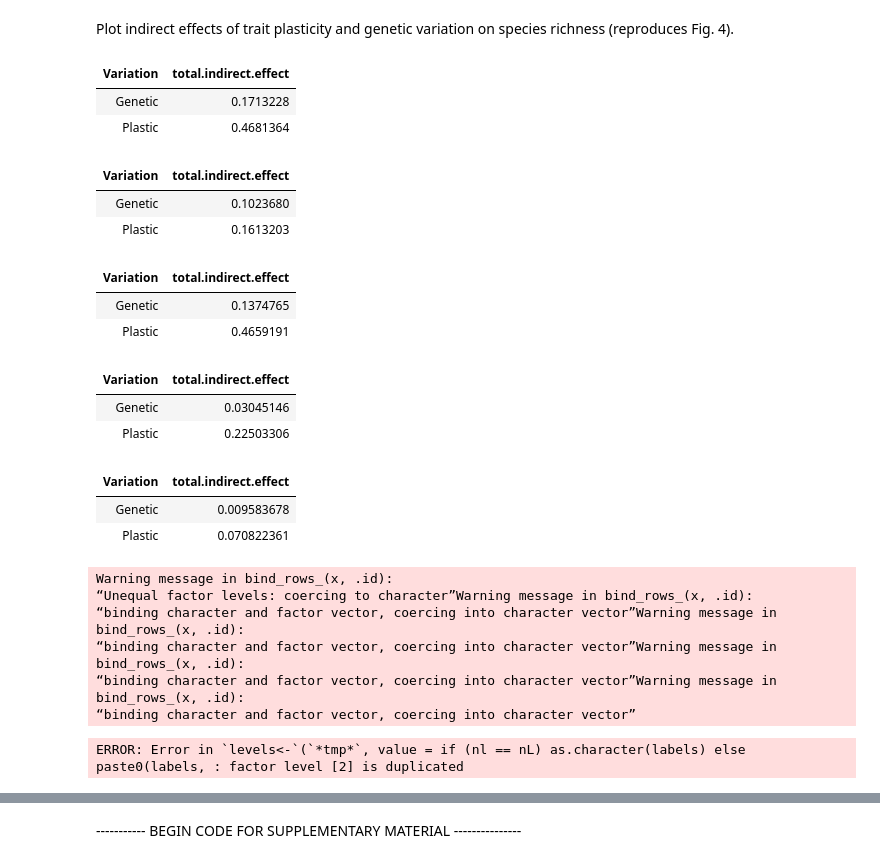
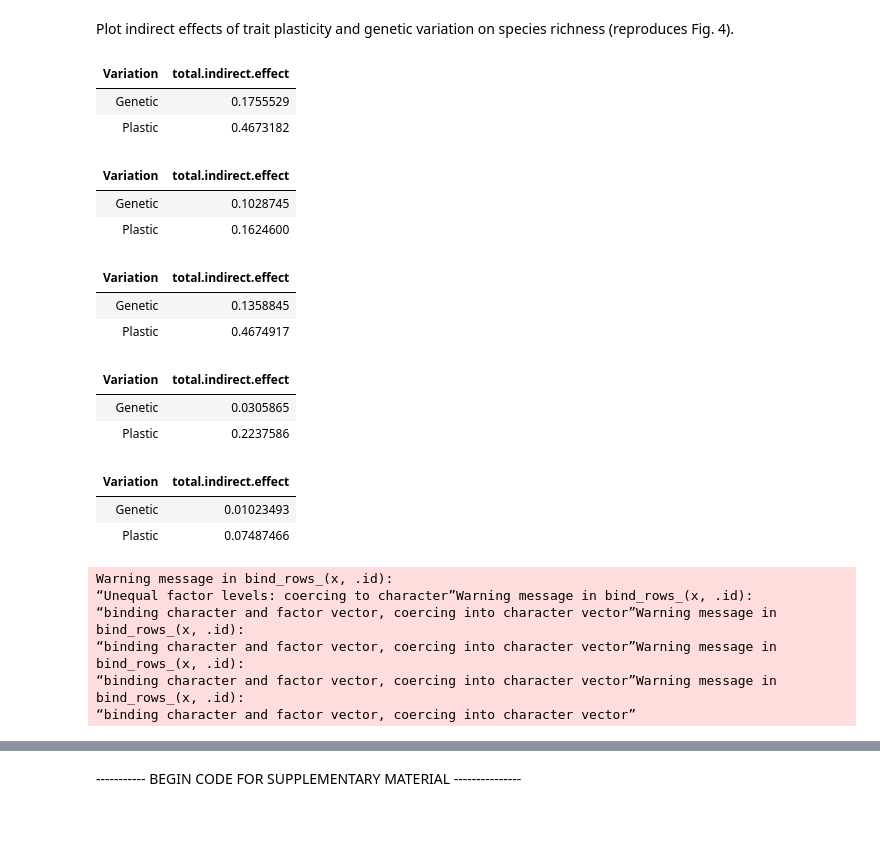
Before and after one commit to mabarbour/Lanphere_Experiments, a Jupyter notebook: reproduce_lanphere_analyses_and_figures.ipynb, the cells around one changed output, grey strips where cells are left out. Cells and saved outputs as stored; diff of their text form; code cells hidden in the pictures; blank space fills up the shorter version.

```diff
--- a/reproduce_lanphere_analyses_and_figures.ipynb
+++ b/reproduce_lanphere_analyses_and_figures.ipynb
@@ -144,7 +162,7 @@ general_brm <- function(formula, family, data, ...) {
   brm(formula=formula, data=data, family=gaussian(link="identity"),
       prior=c(prior(normal(0,1), class=b),
               prior(normal(0,1), class=sd)),
-      control=list(adapt_delta=0.99),
+      control=list(adapt_delta=0.999),
       chains=4)
   # all other brm parameters correspond to the defaults
 }
@@ -349,7 +367,7 @@ trait.effects.df <- bind_rows(mutate(gather(select(trait.rich.aa.12, b_sc.Trait.
   separate(Experiment_Year, into=c("Experiment","Year"), sep = " ", remove=F)
 trait.effects.df$Trait <- factor(trait.effects.df$Trait,
                                  levels = rev(c("b_sc.Trait.PC1","b_sc.Trait.PC2","b_sc.log.Root.CN")),
-                                 labels = rev(c("Plant size PC)", "Leaf quality PC", "Root C:N")))
+                                 labels = rev(c("Plant size PC", "Leaf quality PC", "Root C:N")))
 
 ## MAKE PLOT ----
 
@@ -811,52 +829,51 @@ w.root.microbes.2013 <- bind_rows(mutate(w.root.Fungi.2013, Community = "Root-fu
                                   mutate(w.root.Bacteria.2013, Community = "Root-bacteria"))
 
 
 ## PLOT INDIRECT EFFECTS OF TRAIT PLASTICITY & GENETIC VARIATION ----
 
 # gather plot data
 var_data <- bind_rows(gather(mutate(aa.partition.2012, Community = "Arthropods", Experiment_Year = "Ant-Aphid 2012"), Traits, Effect_Size, -term, -Year, -Variation, -Community, -term_alt, -Experiment_Year),
           gather(mutate(w.partition.2012, Community = "Arthropods", Experiment_Year = "Wind 2012"), Traits, Effect_Size, -term, -Year, -Variation, -Community, -term_alt, -Experiment_Year),
           gather(mutate(w.partition.2013, Community = "Arthropods", Experiment_Year = "Wind 2013"), Traits, Effect_Size, -term, -Year, -Variation, -Community, -term_alt, -Experiment_Year),
           gather(mutate(w.root.microbes.2013, Experiment_Year = "Wind 2013"), Traits, Effect_Size, -term, -Year, -Variation, -Community, -term_alt, -Experiment_Year)) %>%
   filter(Community %in% c("Arthropods","Root-fungi")) # only keeping Root-Fungi because it Root C:N had the largest effect on it, plus the relative importance of Genetic vs. plastic trait variation is the same as for root-microbes
 var_data$term_alt <- factor(var_data$term_alt)
 var_data$Traits <- factor(var_data$Traits)
-var_data$Traits <- factor(var_data$Traits, levels=c("Trait.PC1","Trait.PC2","Root.C.N"), labels=c("Plant size PC","Plant size PC", "Root C:N"))
+var_data$Traits <- factor(var_data$Traits, levels=c("Trait.PC1","Trait.PC2","Root.C.N"), labels=c("Plant size PC","Leaf quality PC", "Root C:N"))
 var_data$term_alt_ord <- factor(var_data$term_alt, levels = c("Genotype (G)", "Aphid", "Ant", "Aphid x Ant", "Wind", "G x E", "Block", "Plot"))
 
 # color-blind friendly palette
 lanphere_pal <- c("#009E73","#F0E442","#D55E00","#CC79A7","#56B4E9","#E69F00","#000000","#999999")
 
 # make plot
 plot_var <- var_data %>%
   ggplot(., aes(x=Variation, y=Effect_Size, fill=term_alt_ord)) +
   geom_bar(stat="identity", color = "black", position = position_stack(reverse=T)) +
   scale_fill_manual(values = lanphere_pal, name = "Source of\nTrait Variation") +
   facet_grid(Experiment_Year~Traits) +
   ylab("Indirect effect on species richness") +
   xlab("")
 plot_var
 save_plot(filename = "manuscript/figures/fig_genetic_vs_plastic.png", plot = plot_var, base_height = 6, base_width = 8.5)
 # %% [output]
 | Variation | total.indirect.effect |
-| Genetic | 0.1713228 |
-| Plastic | 0.4681364 |
+| Genetic | 0.1755529 |
+| Plastic | 0.4673182 |
 | Variation | total.indirect.effect |
-| Genetic | 0.1023680 |
-| Plastic | 0.1613203 |
+| Genetic | 0.1028745 |
+| Plastic | 0.1624600 |
 | Variation | total.indirect.effect |
-| Genetic | 0.1374765 |
-| Plastic | 0.4659191 |
+| Genetic | 0.1358845 |
+| Plastic | 0.4674917 |
 | Variation | total.indirect.effect |
-| Genetic | 0.03045146 |
-| Plastic | 0.22503306 |
+| Genetic | 0.0305865 |
+| Plastic | 0.2237586 |
 | Variation | total.indirect.effect |
-| Genetic | 0.009583678 |
-| Plastic | 0.070822361 |
+| Genetic | 0.01023493 |
+| Plastic | 0.07487466 |
 Warning message in bind_rows_(x, .id):
 “Unequal factor levels: coercing to character”Warning message in bind_rows_(x, .id):
 “binding character and factor vector, coercing into character vector”Warning message in bind_rows_(x, .id):
 “binding character and factor vector, coercing into character vector”Warning message in bind_rows_(x, .id):
 “binding character and factor vector, coercing into character vector”Warning message in bind_rows_(x, .id):
 “binding character and factor vector, coercing into character vector”
-ERROR: Error in `levels<-`(`*tmp*`, value = if (nl == nL) as.character(labels) else paste0(labels, : factor level [2] is duplicated
```
Also changed, not shown: parts of 9 cells of this notebook, 6 other files.
